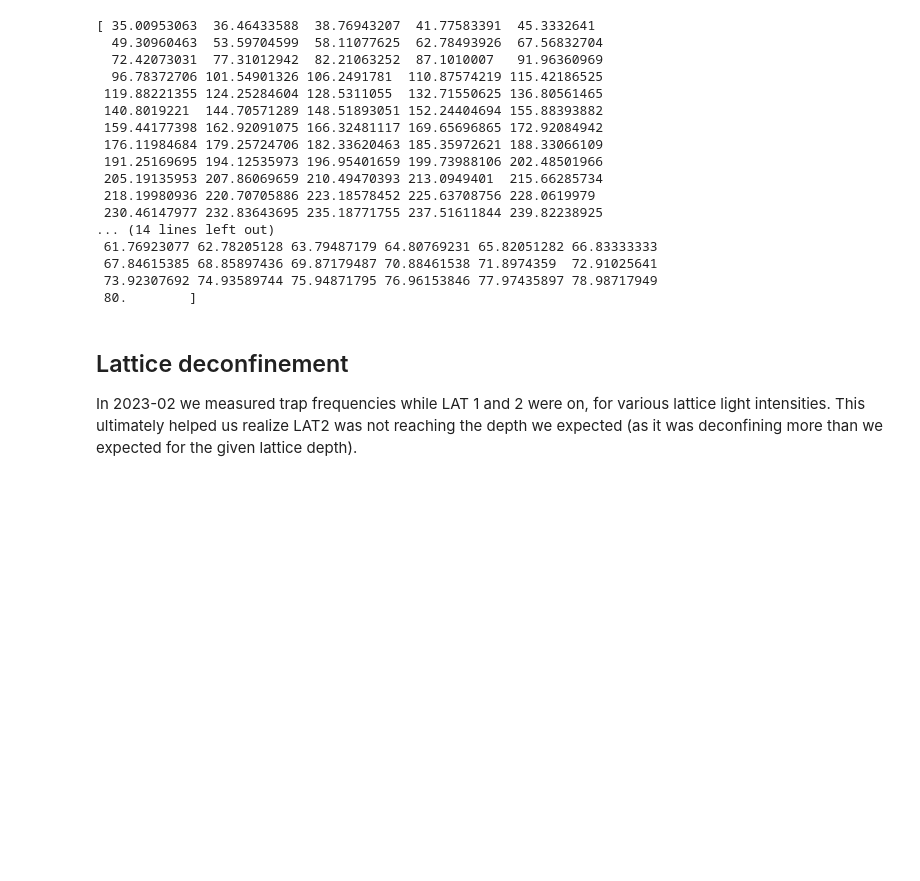
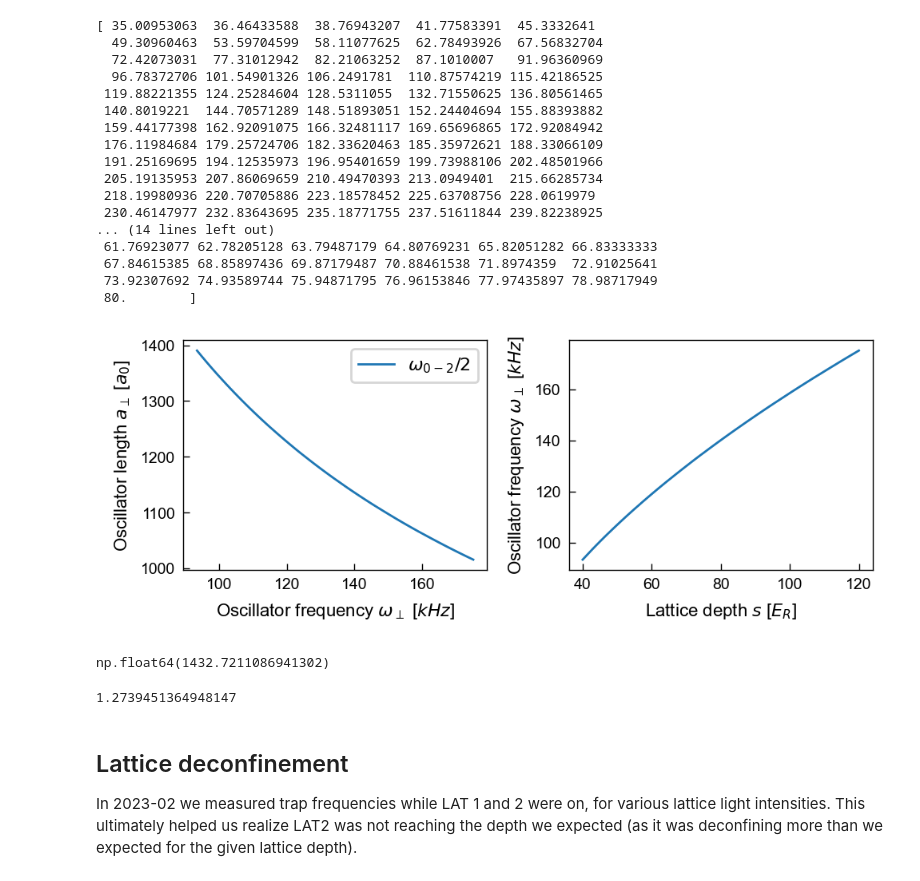
Before and after one commit to colinjdale/ChiPyLab, a Jupyter notebook: examples/plot_lattice_quantities.ipynb, the cells around one changed output. Saved outputs shown, nothing was run; the diff lists cells and outputs as text; code cells hidden in the pictures; blank space fills up the shorter version.

```diff
--- a/examples/plot_lattice_quantities.ipynb
+++ b/examples/plot_lattice_quantities.ipynb
@@ -117,6 +117,48 @@ print(depths)
  67.84615385 68.85897436 69.87179487 70.88461538 71.8974359  72.91025641
  73.92307692 74.93589744 75.94871795 76.96153846 77.97435897 78.98717949
  80.        ]
+# %%
+from amo.quantum_gas import oscillator_length
+fig, axs = plt.subplots(1, 2, figsize=(5,2))
+
+ax = axs[0]
+xlabel = r'Oscillator frequency $\omega_\perp$ [$kHz$]'
+ylabel = r'Oscillator length $a_\perp$ [$a_0$]'
+ax.set(xlabel=xlabel, ylabel=ylabel)
+
+s_min, s_max = 40, 120
+depths = np.linspace(s_min, s_max, s_max-s_min-1)
+
+# bands = [1, 2, 3, 4]
+n = 2
+Lats = np.array([Lattice(s) for s in depths])
+omega_perps = np.array([Lat.band_gap(n-2, n)*Lat.ER/hbar/2 \
+                       for Lat in Lats])
+a_perps = oscillator_length(omega_perps/2)/a_0
+
+ax.plot(omega_perps/1e3/2/np.pi, a_perps, label=r"$\omega_{0-2}/2$")
+ax.legend()
+
+ax = axs[1]
+xlabel = r'Lattice depth $s$ [$E_R$]'
+ylabel = r'Oscillator frequency $\omega_\perp$ [$kHz$]'
+ax.set(xlabel=xlabel, ylabel=ylabel)
+ax.plot(depths, omega_perps/1e3/2/np.pi)
+
+fig.tight_layout()
+plt.show()
+# %% [output]
+[figure, added]
+# %%
+EF = 22e3  # Hz
+kF = np.sqrt(2 * mK * EF*h)/hbar
+1/kF / a_0
+# %% [output]
+np.float64(1432.7211086941302)
+# %%
+65 / (2.7*1e-9/a_0)
+# %% [output]
+1.2739451364948147
 # %% [markdown]
 ## Lattice deconfinement
 In 2023-02 we measured trap frequencies while LAT 1 and 2 were on, for various lattice light intensities. This ultimately helped us realize LAT2 was not reaching the depth we expected (as it was deconfining more than we expected for the given lattice depth).
```
Also changed, not shown: parts of 1 cell of this notebook, 2 other files.
